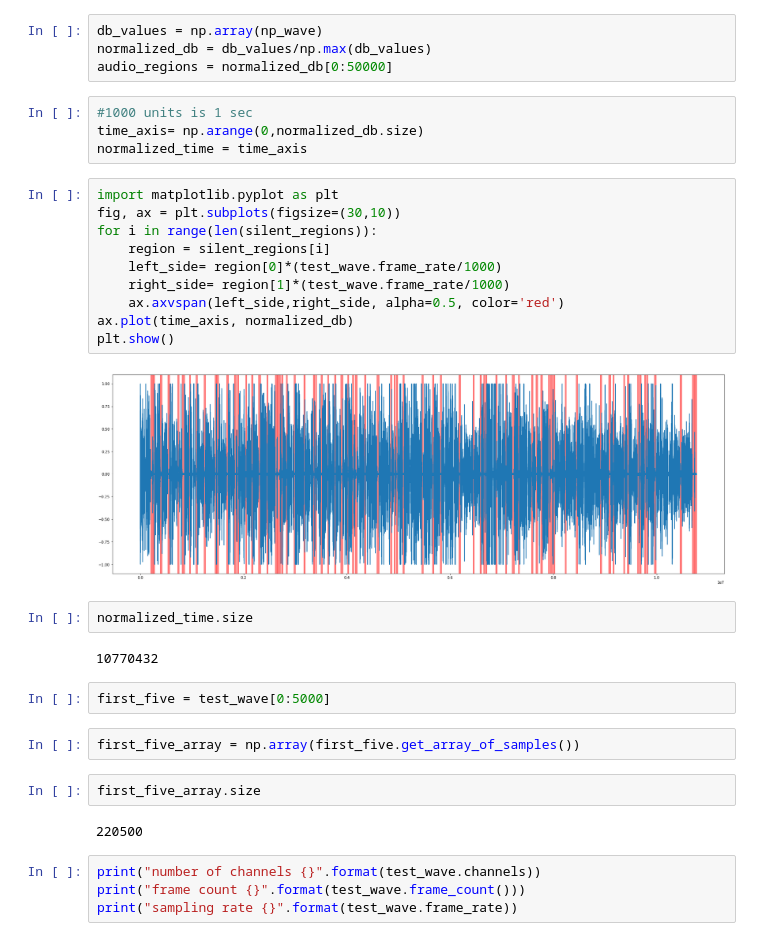
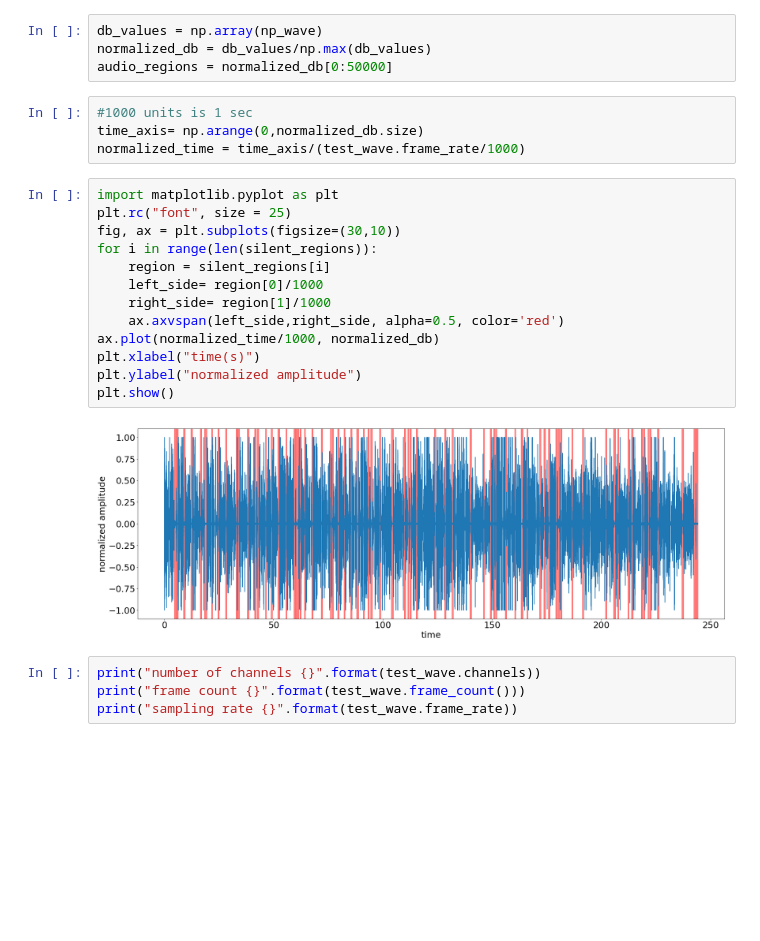
Before and after one commit to pawan-nandakishore/silence-detection, a Jupyter notebook: test_silence_detection_using_pydub.ipynb, the cells around one changed output. Drawn from its saved outputs; the diff is of its cells as text; blank space fills up the shorter version.

```diff
--- a/test_silence_detection_using_pydub.ipynb
+++ b/test_silence_detection_using_pydub.ipynb
@@ -28,31 +28,22 @@ audio_regions = normalized_db[0:50000]
 # %%
 #1000 units is 1 sec
 time_axis= np.arange(0,normalized_db.size)
-normalized_time = time_axis
+normalized_time = time_axis/(test_wave.frame_rate/1000)
 # %%
 import matplotlib.pyplot as plt
+plt.rc("font", size = 25)
 fig, ax = plt.subplots(figsize=(30,10))
 for i in range(len(silent_regions)):
     region = silent_regions[i]
-    left_side= region[0]*(test_wave.frame_rate/1000)
-    right_side= region[1]*(test_wave.frame_rate/1000)
+    left_side= region[0]/1000
+    right_side= region[1]/1000
     ax.axvspan(left_side,right_side, alpha=0.5, color='red')
-ax.plot(time_axis, normalized_db)
+ax.plot(normalized_time/1000, normalized_db)
+plt.xlabel("time(s)")
+plt.ylabel("normalized amplitude")
 plt.show()
 # %% [output]
-[figure, old version]
+[figure, new version]
-# %%
-normalized_time.size
-# %% [output]
-10770432
-# %%
-first_five = test_wave[0:5000]
-# %%
-first_five_array = np.array(first_five.get_array_of_samples())
-# %%
-first_five_array.size
-# %% [output]
-220500
 # %%
 print("number of channels {}".format(test_wave.channels))
 print("frame count {}".format(test_wave.frame_count()))
```
Also changed, not shown: parts of 9 cells of this notebook, 4 other files.
